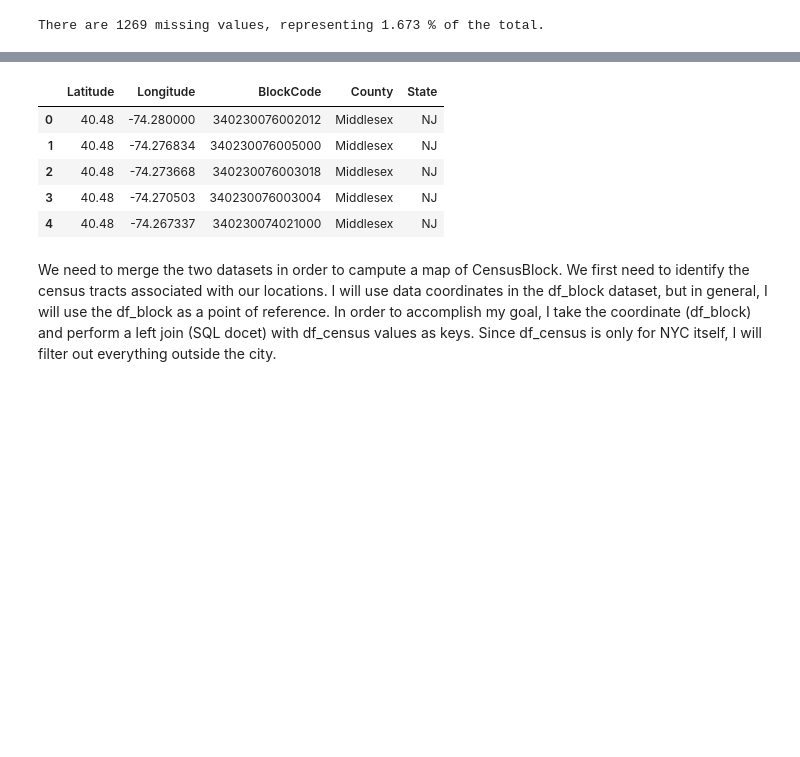
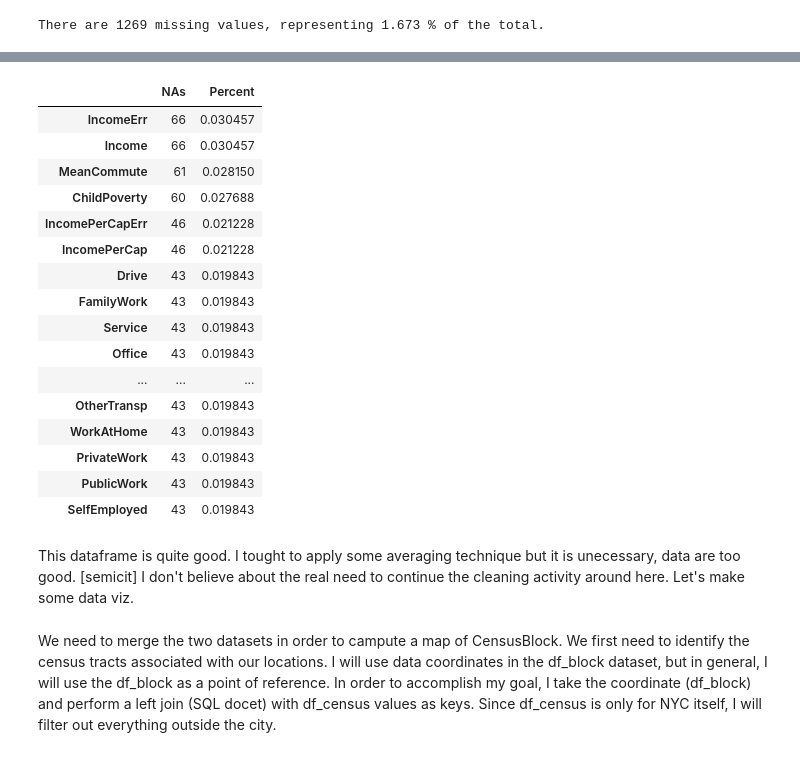
Before and after one commit to giuliosmall/Predicting-Energy-Consumption, a Jupyter notebook: DataCleaning_Census.ipynb, the cells around one changed output, grey strips where cells are left out. Saved outputs shown, nothing was run; the diff lists cells and outputs as text; code cells hidden in the pictures; blank space fills up the shorter version.

```diff
--- a/DataCleaning_Census.ipynb
+++ b/DataCleaning_Census.ipynb
@@ -32,12 +18,31 @@ To do: try to compute a table like the following one:
-# %%
-df_blocks.head()
-# %% [output]
-|  | Latitude | Longitude | BlockCode | County | State |
-| 0 | 40.48 | -74.280000 | 340230076002012 | Middlesex | NJ |
-| 1 | 40.48 | -74.276834 | 340230076005000 | Middlesex | NJ |
-| 2 | 40.48 | -74.273668 | 340230076003018 | Middlesex | NJ |
-| 3 | 40.48 | -74.270503 | 340230076003004 | Middlesex | NJ |
-| 4 | 40.48 | -74.267337 | 340230074021000 | Middlesex | NJ |
+# %%
+# How good is this df?
+# missing values
+total = df_census.isnull().sum().sort_values(ascending=False)
+percent = (df_census.isnull().sum()/df_census.isnull().count()).sort_values(ascending=False)
+missing_data = pd.concat([total, percent], axis=1, keys=['NAs', 'Percent'])
+missing_data.head(20)
+# %% [output]
+|  | NAs | Percent |
+| IncomeErr | 66 | 0.030457 |
+| Income | 66 | 0.030457 |
+| MeanCommute | 61 | 0.028150 |
+| ChildPoverty | 60 | 0.027688 |
+| IncomePerCapErr | 46 | 0.021228 |
+| IncomePerCap | 46 | 0.021228 |
+| Drive | 43 | 0.019843 |
+| FamilyWork | 43 | 0.019843 |
+| Service | 43 | 0.019843 |
+| Office | 43 | 0.019843 |
+| ... | ... | ... |
+| OtherTransp | 43 | 0.019843 |
+| WorkAtHome | 43 | 0.019843 |
+| PrivateWork | 43 | 0.019843 |
+| PublicWork | 43 | 0.019843 |
+| SelfEmployed | 43 | 0.019843 |
+# %% [markdown]
+This dataframe is quite good. I tought to apply some averaging technique but it is unecessary, data are too good. [semicit]
+I don't believe about the real need to continue the cleaning activity around here. Let's make some data viz.
 # %% [markdown]
 We need to merge the two datasets in order to campute a map of CensusBlock. We first need to identify the census tracts associated with our locations. I will use data coordinates in the df_block dataset, but in general, I will use the df_block as a point of reference.
 In order to accomplish my goal, I take the coordinate (df_block) and perform a left join (SQL docet) with df_census values as keys. Since df_census is only for NYC itself, I will filter out everything outside the city.
```
Also changed, not shown: parts of 15 cells of this notebook.
